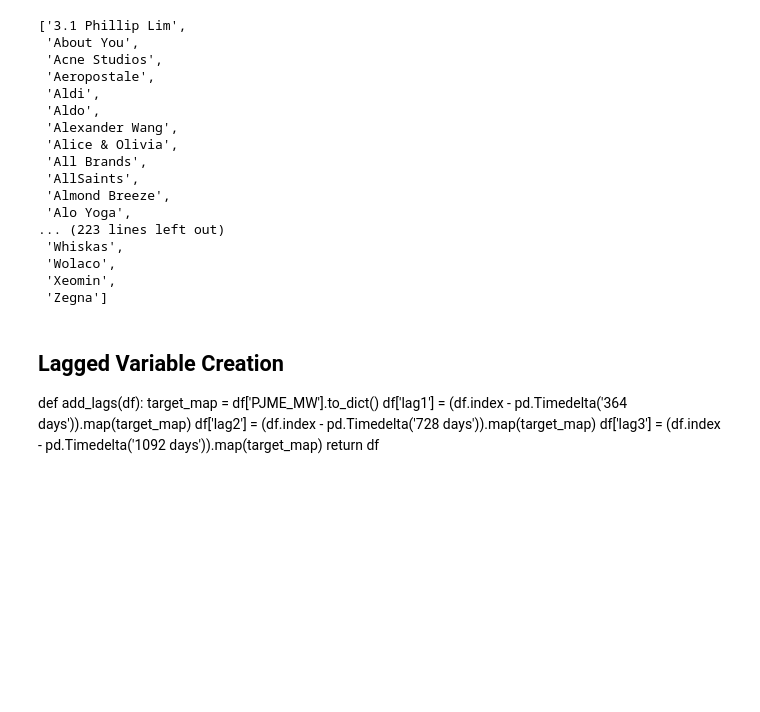
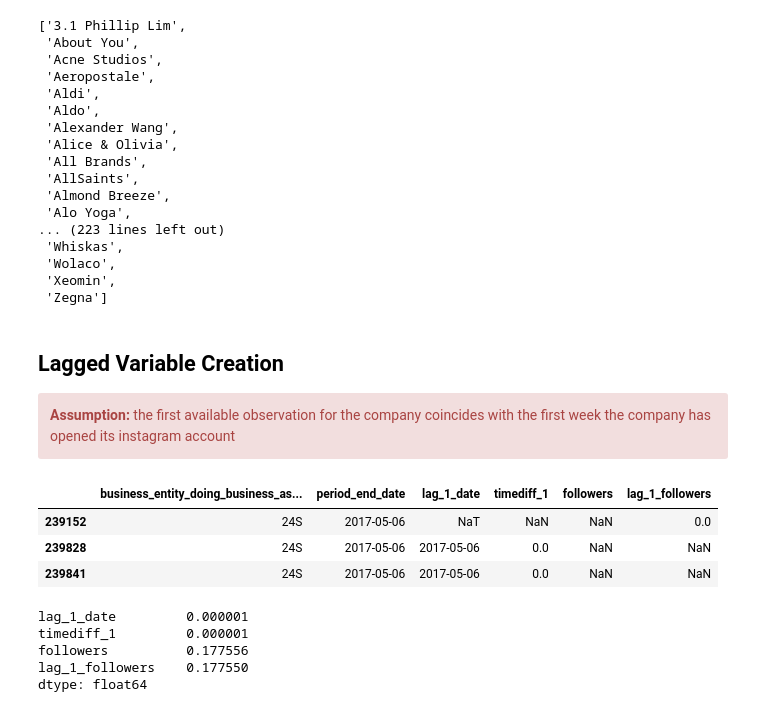
Before and after one commit to saschatran/challenge, a Jupyter notebook: IndividualNotebooks/AsyNotebook.ipynb, the cells around one changed output. Cells and saved outputs as stored; diff of their text form; code cells hidden in the pictures; blank space fills up the shorter version.

```diff
--- a/IndividualNotebooks/AsyNotebook.ipynb
+++ b/IndividualNotebooks/AsyNotebook.ipynb
@@ -1104,11 +1104,33 @@ list(missing_country_companies)
 # %% [markdown]
 ## Lagged Variable Creation
 
-def add_lags(df):
-    target_map = df['PJME_MW'].to_dict()
-    df['lag1'] = (df.index - pd.Timedelta('364 days')).map(target_map)
-    df['lag2'] = (df.index - pd.Timedelta('728 days')).map(target_map)
-    df['lag3'] = (df.index - pd.Timedelta('1092 days')).map(target_map)
-    return df
+<div class="alert alert-block alert-danger">
+<b>Assumption: </b> the first available observation for the company coincides with the first week the company has opened its instagram account
+</div>
 # %%
-lag_value = 1
+df.sort_values(["business_entity_doing_business_as_name", 'period_end_date'], inplace=True)
+# ['followers', 'pictures', 'videos', 'comments']
+lag_var = 'followers'
+lag_size = 1
+
+df[f'lag_{lag_size}_{lag_var}'] = df[lag_var].shift(lag_size)
+df[f'lag_{lag_size}_date'] = df['period_end_date'].shift(lag_size)  # to check the time difference
+df[f'lag_{lag_size}_company'] = df["business_entity_doing_business_as_name"].shift(lag_size)
+df[f'timediff_{lag_size}'] = df['period_end_date'] - df[f'lag_{lag_size}_date']
+df[f'timediff_{lag_size}'] = df[f'timediff_{lag_size}'].apply(lambda x: x.days // 7)
+
+# set to 0 the ones where company has changed
+# ASSUMPTION HERE
+df.loc[ df[f'lag_{lag_size}_company'] != df["business_entity_doing_business_as_name"], f'lag_{lag_size}_{lag_var}']  = 0
+#df.loc[ df[f'lag_{lag_size}_company'] != df["business_entity_doing_business_as_name"], f'lag_{lag_size}_date']  = np.nan
+
+# TODO: check if the lag is the same as time difference
+#df.loc[ df[f'timediff_{lag_size}'] != lag_size, f'lag_{lag_size}_{lag_var}']  = np.nan
+#df.loc[ df[f'timediff_{lag_size}'] == lag_size, f'lag_{lag_size}_date']  = np.nan
+
+df[["business_entity_doing_business_as_name",  'period_end_date', f'lag_{lag_size}_date', f'timediff_{lag_size}',  lag_var, f'lag_{lag_size}_{lag_var}']].head(3)
+# %% [output]
+|  | business_entity_doing_business_as... | period_end_date | lag_1_date | timediff_1 | followers | lag_1_followers |
+| 239152 | 24S | 2017-05-06 | NaT | NaN | NaN | 0.0 |
+| 239828 | 24S | 2017-05-06 | 2017-05-06 | 0.0 | NaN | NaN |
+| 239841 | 24S | 2017-05-06 | 2017-05-06 | 0.0 | NaN | NaN |
@@ -1119,0 +1137,8 @@ Diffs
+# %%
+df[[f'lag_{lag_size}_date', f'timediff_{lag_size}',  lag_var, f'lag_{lag_size}_{lag_var}']].isna().sum(axis=0) / len(df)
+# %% [output]
+lag_1_date         0.000001
+timediff_1         0.000001
+followers          0.177556
+lag_1_followers    0.177550
+dtype: float64
```
Also changed, not shown: parts of 3 cells of this notebook.
